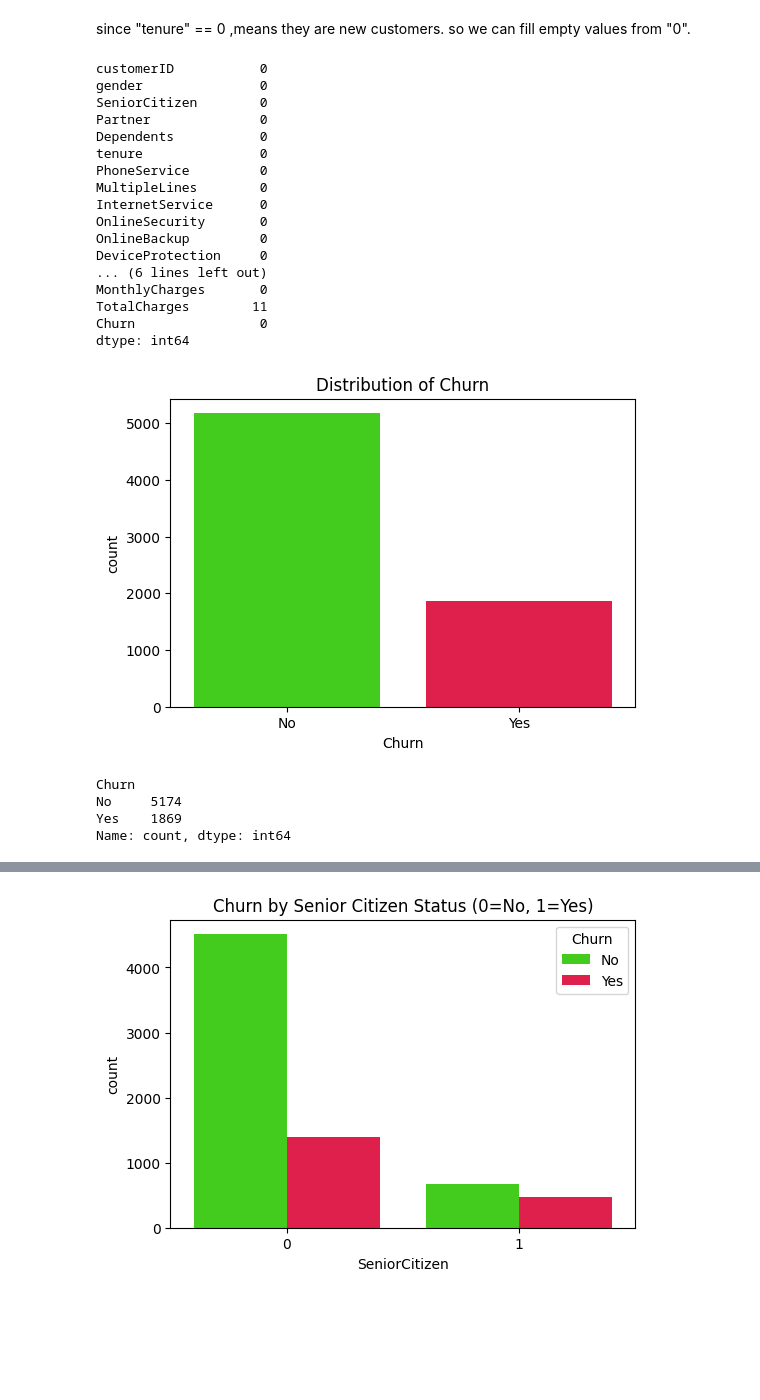
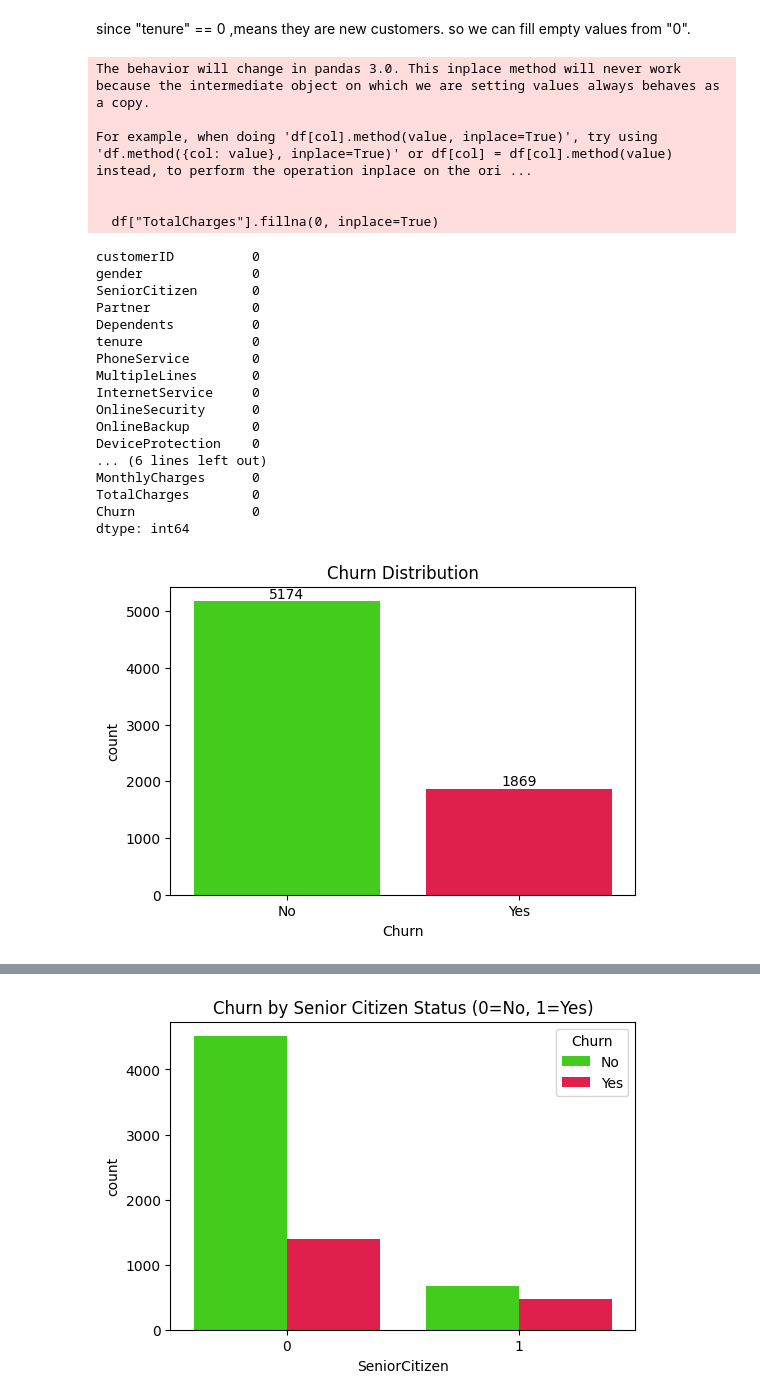
Before and after one commit to NisithaNimsara/Customer_Churn_Prediction-, a Jupyter notebook: EDA.ipynb, the cells around one changed output, grey strips where cells are left out. Cells and saved outputs as stored; diff of their text form; code cells hidden in the pictures; blank space fills up the shorter version.

```diff
--- a/EDA.ipynb
+++ b/EDA.ipynb
@@ -119,28 +119,32 @@ df[df["TotalCharges"].isnull()]
 # %% [markdown]
 since "tenure" == 0 ,means they are new customers. so we can fill empty values from "0".
 # %%
-df["TotalCharges"] = pd.to_numeric(df["TotalCharges"], errors="coerce")
-
-df["TotalCharges"].fillna(0)
+df["TotalCharges"].fillna(0, inplace=True)
 df.isna().sum()
 # %% [output]
-customerID           0
-gender               0
-SeniorCitizen        0
-Partner              0
-Dependents           0
-tenure               0
-PhoneService         0
-MultipleLines        0
-InternetService      0
-OnlineSecurity       0
-OnlineBackup         0
-DeviceProtection     0
-... (6 lines left out)
-MonthlyCharges       0
-TotalCharges        11
-Churn                0
-dtype: int64
+The behavior will change in pandas 3.0. This inplace method will never work because the intermediate object on which we are setting values always behaves as a copy.
+
+For example, when doing 'df[col].method(value, inplace=True)', try using 'df.method({col: value}, inplace=True)' or df[col] = df[col].method(value) instead, to perform the operation inplace on the ori ...
+
+
+  df["TotalCharges"].fillna(0, inplace=True)
+customerID          0
+gender              0
+SeniorCitizen       0
+Partner             0
+Dependents          0
+tenure              0
+PhoneService        0
+MultipleLines       0
+InternetService     0
+OnlineSecurity      0
+OnlineBackup        0
+DeviceProtection    0
+... (6 lines left out)
+MonthlyCharges      0
+TotalCharges        0
+Churn               0
+dtype: int64
 # %%
 df.drop("customerID", axis=1, inplace=True) #customerID is dropped as it is not useful for analysis
 
@@ -151,14 +155,20 @@ numerical_cols = df.select_dtypes(include=["int64", "float64"]).columns.tolist()
 categorical_cols = df.select_dtypes(include=["object"]).columns.tolist() #categorical columns created
 # %%
 plt.figure(figsize=(6, 4))
-sns.countplot(data=df, x="Churn", hue="Churn" ,palette="prism")
-plt.title("Distribution of Churn")
+ax = sns.countplot(data=df, x="Churn", hue="Churn", palette="prism")
+plt.title("Churn Distribution")
+
+# show value on each bar
+for p in ax.patches:
+    height = p.get_height()
+    ax.text(
+        p.get_x() + p.get_width() / 2,  # x position (middle of bar)
+        height,                         # y position (top of bar)
+        int(height),                    # text = count
+        ha='center',
+        va='bottom'
+    )
+
 plt.show()
-
-print(df["Churn"].value_counts())
 # %% [output]
-[figure, old version]
+[figure, new version]
-Churn
-No     5174
-Yes    1869
-Name: count, dtype: int64
```
Also changed, not shown: parts of 19 cells of this notebook.
